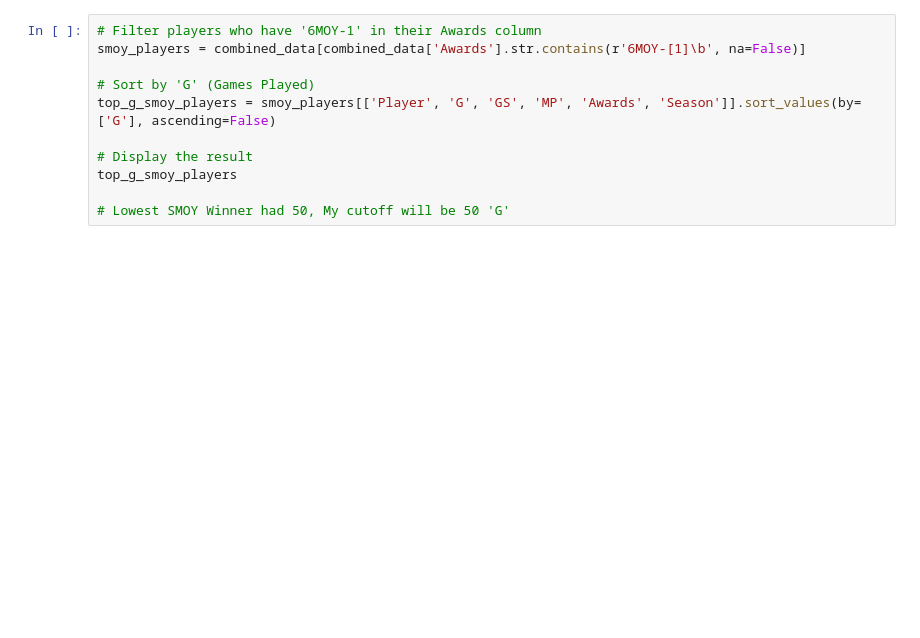
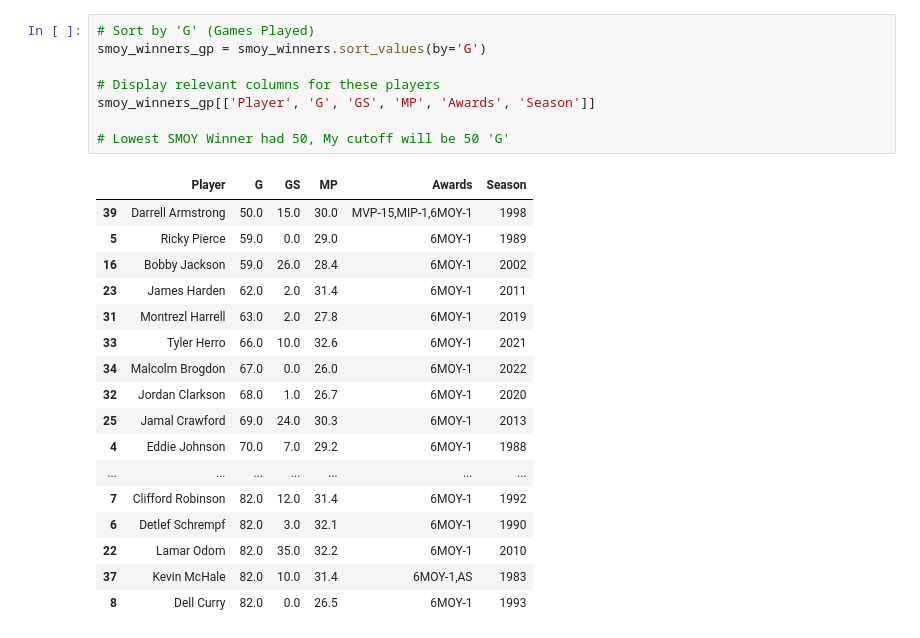
Before and after one commit to Alexon-Abreu/NBA-Data-Mining-Project, a Jupyter notebook: notebooks/smoy_preprocessing.ipynb, the cells around one changed output. Cells and saved outputs as stored; diff of their text form; blank space fills up the shorter version.

```diff
--- a/notebooks/smoy_preprocessing.ipynb
+++ b/notebooks/smoy_preprocessing.ipynb
@@ -57,12 +88,27 @@ lowest_mp_smoy_winners[['Player', 'MP', 'Awards', 'Season']]
 # %%
-# Filter players who have '6MOY-1' in their Awards column
-smoy_players = combined_data[combined_data['Awards'].str.contains(r'6MOY-[1]\b', na=False)]
+# Sort by 'G' (Games Played)
+smoy_winners_gp = smoy_winners.sort_values(by='G')
 
-# Sort by 'G' (Games Played)
-top_g_smoy_players = smoy_players[['Player', 'G', 'GS', 'MP', 'Awards', 'Season']].sort_values(by=['G'], ascending=False)
-
-# Display the result
-top_g_smoy_players
+# Display relevant columns for these players
+smoy_winners_gp[['Player', 'G', 'GS', 'MP', 'Awards', 'Season']]
 
 # Lowest SMOY Winner had 50, My cutoff will be 50 'G'
+# %% [output]
+|  | Player | G | GS | MP | Awards | Season |
+| 39 | Darrell Armstrong | 50.0 | 15.0 | 30.0 | MVP-15,MIP-1,6MOY-1 | 1998 |
+| 5 | Ricky Pierce | 59.0 | 0.0 | 29.0 | 6MOY-1 | 1989 |
+| 16 | Bobby Jackson | 59.0 | 26.0 | 28.4 | 6MOY-1 | 2002 |
+| 23 | James Harden | 62.0 | 2.0 | 31.4 | 6MOY-1 | 2011 |
+| 31 | Montrezl Harrell | 63.0 | 2.0 | 27.8 | 6MOY-1 | 2019 |
+| 33 | Tyler Herro | 66.0 | 10.0 | 32.6 | 6MOY-1 | 2021 |
+| 34 | Malcolm Brogdon | 67.0 | 0.0 | 26.0 | 6MOY-1 | 2022 |
+| 32 | Jordan Clarkson | 68.0 | 1.0 | 26.7 | 6MOY-1 | 2020 |
+| 25 | Jamal Crawford | 69.0 | 24.0 | 30.3 | 6MOY-1 | 2013 |
+| 4 | Eddie Johnson | 70.0 | 7.0 | 29.2 | 6MOY-1 | 1988 |
+| ... | ... | ... | ... | ... | ... | ... |
+| 7 | Clifford Robinson | 82.0 | 12.0 | 31.4 | 6MOY-1 | 1992 |
+| 6 | Detlef Schrempf | 82.0 | 3.0 | 32.1 | 6MOY-1 | 1990 |
+| 22 | Lamar Odom | 82.0 | 35.0 | 32.2 | 6MOY-1 | 2010 |
+| 37 | Kevin McHale | 82.0 | 10.0 | 31.4 | 6MOY-1,AS | 1983 |
+| 8 | Dell Curry | 82.0 | 0.0 | 26.5 | 6MOY-1 | 1993 |
 # %%
```
Also changed, not shown: parts of 10 cells of this notebook, 3 other files.
